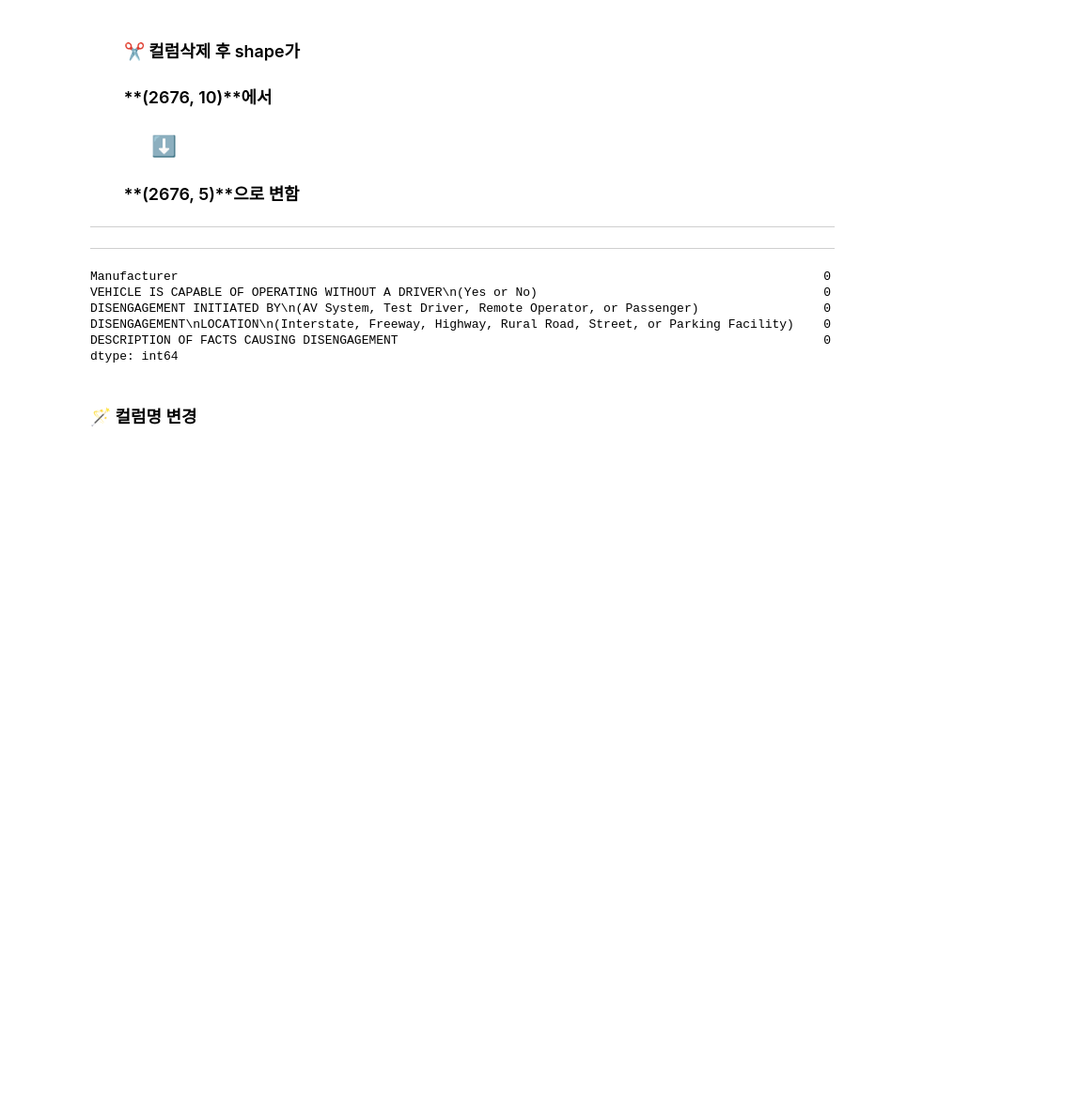
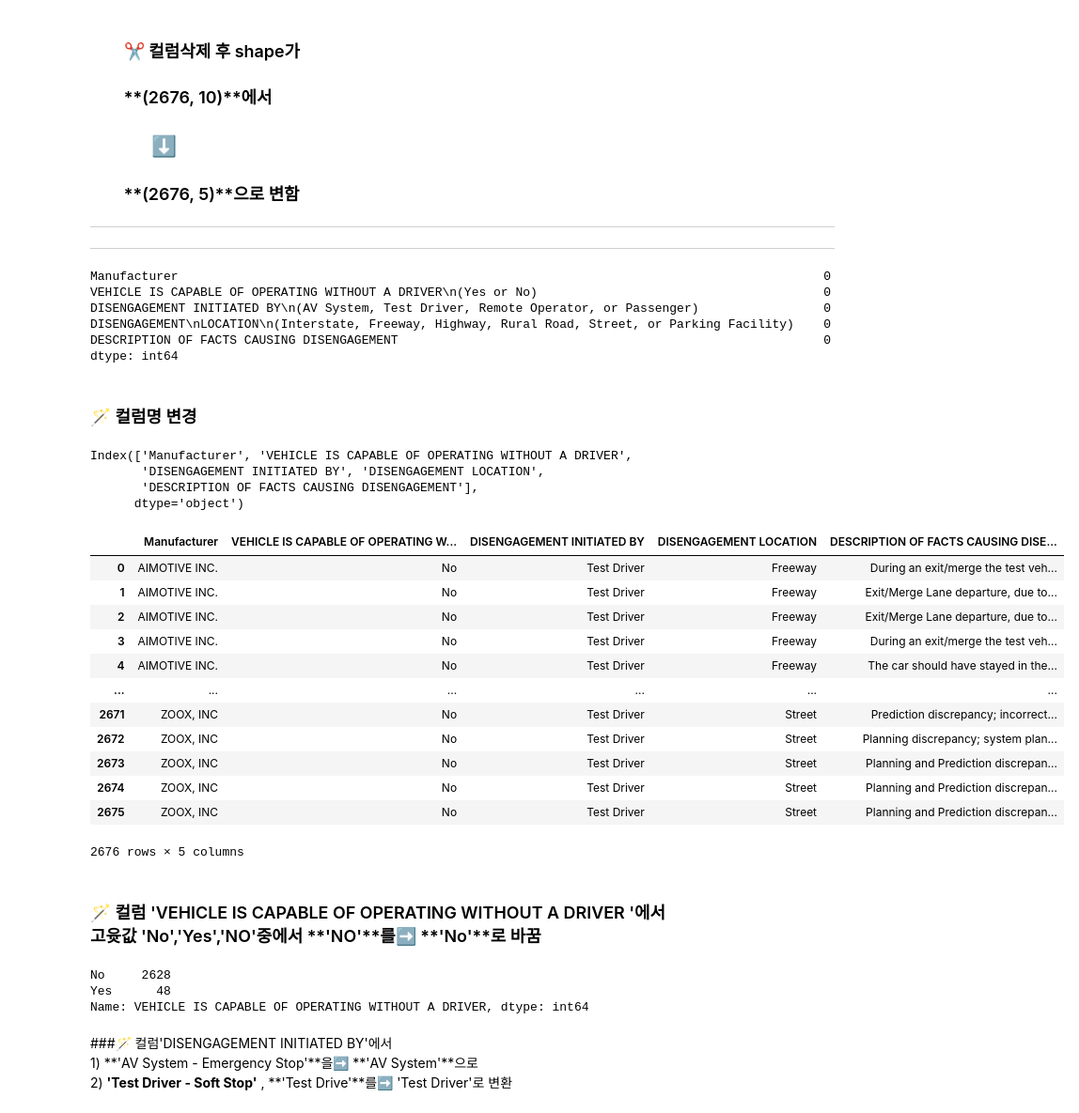
Before and after one commit to severancej/colorful_project, a Jupyter notebook: Project_Section2/AI14_장지은_Section2.ipynb, the cells around one changed output. Shown at 94% size. Saved outputs shown, nothing was run; the diff lists cells and outputs as text; code cells hidden in the pictures; blank space fills up the shorter version.

```diff
--- a/Project_Section2/AI14_장지은_Section2.ipynb
+++ b/Project_Section2/AI14_장지은_Section2.ipynb
@@ -406,5 +411,11 @@ dtype: int64
 #컬럼명이 너무 길어서 변경
 df_c.columns = ['Manufacturer',\
                 'VEHICLE IS CAPABLE OF OPERATING WITHOUT A DRIVER',\
-                'Z_Rank','','']
+                'DISENGAGEMENT INITIATED BY','DISENGAGEMENT LOCATION',\
+                'DESCRIPTION OF FACTS CAUSING DISENGAGEMENT']
 df_c.columns
+# %% [output]
+Index(['Manufacturer', 'VEHICLE IS CAPABLE OF OPERATING WITHOUT A DRIVER',
+       'DISENGAGEMENT INITIATED BY', 'DISENGAGEMENT LOCATION',
+       'DESCRIPTION OF FACTS CAUSING DISENGAGEMENT'],
+      dtype='object')
@@ -413,0 +422,48 @@ df_c.columns
+# %%
+df_c
+# %% [output]
+|  | Manufacturer | VEHICLE IS CAPABLE OF OPERATING W... | DISENGAGEMENT INITIATED BY | DISENGAGEMENT LOCATION | DESCRIPTION OF FACTS CAUSING DISE... |
+| 0 | AIMOTIVE INC. | No | Test Driver | Freeway | During an exit/merge the test veh... |
+| 1 | AIMOTIVE INC. | No | Test Driver | Freeway | Exit/Merge Lane departure, due to... |
+| 2 | AIMOTIVE INC. | No | Test Driver | Freeway | Exit/Merge Lane departure, due to... |
+| 3 | AIMOTIVE INC. | No | Test Driver | Freeway | During an exit/merge the test veh... |
+| 4 | AIMOTIVE INC. | No | Test Driver | Freeway | The car should have stayed in the... |
+| ... | ... | ... | ... | ... | ... |
+| 2671 | ZOOX, INC | No | Test Driver | Street | Prediction discrepancy; incorrect... |
+| 2672 | ZOOX, INC | No | Test Driver | Street | Planning discrepancy; system plan... |
+| 2673 | ZOOX, INC | No | Test Driver | Street | Planning and Prediction discrepan... |
+| 2674 | ZOOX, INC | No | Test Driver | Street | Planning and Prediction discrepan... |
+| 2675 | ZOOX, INC | No | Test Driver | Street | Planning and Prediction discrepan... |
+2676 rows × 5 columns
+# %% [markdown]
+### 🪄 컬럼 'VEHICLE IS CAPABLE OF OPERATING WITHOUT A DRIVER '에서<br>고윳값 'No','Yes','NO'중에서 **'NO'**를➡️ **'No'**로 바꿈
+# %%
+# VEHICLE IS CAPABLE OF OPERATING WITHOUT A DRIVER '에서
+# 고윳값 'No','Yes','NO'중에서 'NO'를 'No'로 바꿈
+
+# 1차 실패
+# def misspelled_answer(answer):
+#   if df_c['VEHICLE IS CAPABLE OF OPERATING WITHOUT A DRIVER'].str == 'NO':
+#     return df_c['VEHICLE IS CAPABLE OF OPERATING WITHOUT A DRIVER'].replace('NO','No')
+#   else:
+
+def unit(x):
+  if str(x) == 'NO':
+    return str(x).replace('NO','No')
+  else:
+    return str(x)
+
+
+df_c['VEHICLE IS CAPABLE OF OPERATING WITHOUT A DRIVER'] =\
+df_c['VEHICLE IS CAPABLE OF OPERATING WITHOUT A DRIVER'].apply(unit)
+
+#제대로 바뀌었는지 확인
+df_c['VEHICLE IS CAPABLE OF OPERATING WITHOUT A DRIVER'].value_counts()
+
+# No의 개수가 2588+40("NO"의 개수)=2628 이여야 함
+# %% [output]
+No     2628
+Yes      48
+Name: VEHICLE IS CAPABLE OF OPERATING WITHOUT A DRIVER, dtype: int64
+# %% [markdown]
+###🪄 컬럼'DISENGAGEMENT INITIATED BY'에서<br>1) **'AV System - Emergency Stop'**을➡️ **'AV System'**으로<br>2) **'Test Driver - Soft Stop'** , **'Test Drive'**를➡️ 'Test Driver'로 변환
```
Also changed, not shown: parts of 9 cells of this notebook.
